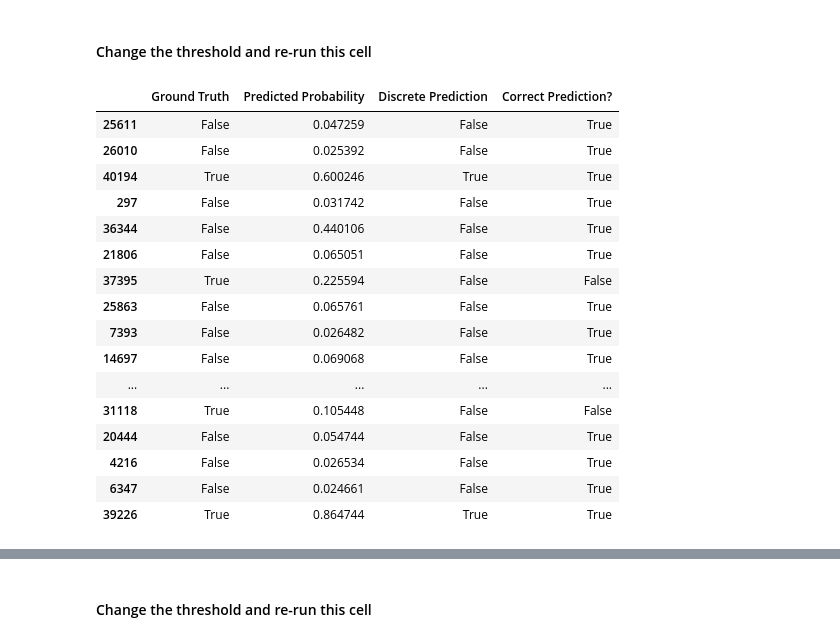
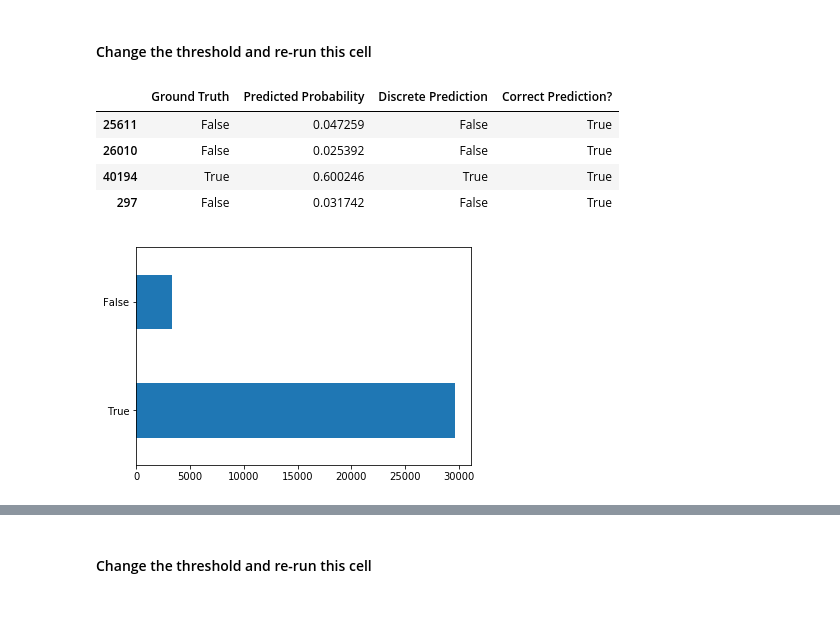
Before and after one commit to damerei/DS-Unit-2-Sprint-3-Classification-Validation, a Jupyter notebook: module3-classification-metrics/LS_DS_233_Classification_Metrics_Imbalanced_Classes.ipynb, the cells around one changed output, grey strips where cells are left out. Cells and saved outputs as stored; diff of their text form; code cells hidden in the pictures; blank space fills up the shorter version.

```diff
--- a/module3-classification-metrics/LS_DS_233_Classification_Metrics_Imbalanced_Classes.ipynb
+++ b/module3-classification-metrics/LS_DS_233_Classification_Metrics_Imbalanced_Classes.ipynb
@@ -83,29 +117,21 @@ y_pred_proba = cross_val_predict(pipeline, X_train, y_train, cv=3, n_jobs=-1,
 # %%
 threshold = 0.5
 y_pred = y_pred_proba >= threshold
 correct = y_pred == y_train
 
 labels = pd.DataFrame({'Ground Truth': y_train,
                        'Predicted Probability': y_pred_proba,
                        'Discrete Prediction': y_pred,
                        'Correct Prediction?': correct})
 
-labels.head(20)
+labels.head(4)
 # %% [output]
 |  | Ground Truth | Predicted Probability | Discrete Prediction | Correct Prediction? |
 | 25611 | False | 0.047259 | False | True |
 | 26010 | False | 0.025392 | False | True |
 | 40194 | True | 0.600246 | True | True |
 | 297 | False | 0.031742 | False | True |
-| 36344 | False | 0.440106 | False | True |
-| 21806 | False | 0.065051 | False | True |
-| 37395 | True | 0.225594 | False | False |
-| 25863 | False | 0.065761 | False | True |
-| 7393 | False | 0.026482 | False | True |
-| 14697 | False | 0.069068 | False | True |
-| ... | ... | ... | ... | ... |
-| 31118 | True | 0.105448 | False | False |
-| 20444 | False | 0.054744 | False | True |
-| 4216 | False | 0.026534 | False | True |
-| 6347 | False | 0.024661 | False | True |
-| 39226 | True | 0.864744 | True | True |
+# %%
+labels['Correct Prediction?'].value_counts().plot.barh();
+# %% [output]
+[figure, added]
```
Also changed, not shown: parts of 11 cells of this notebook.
